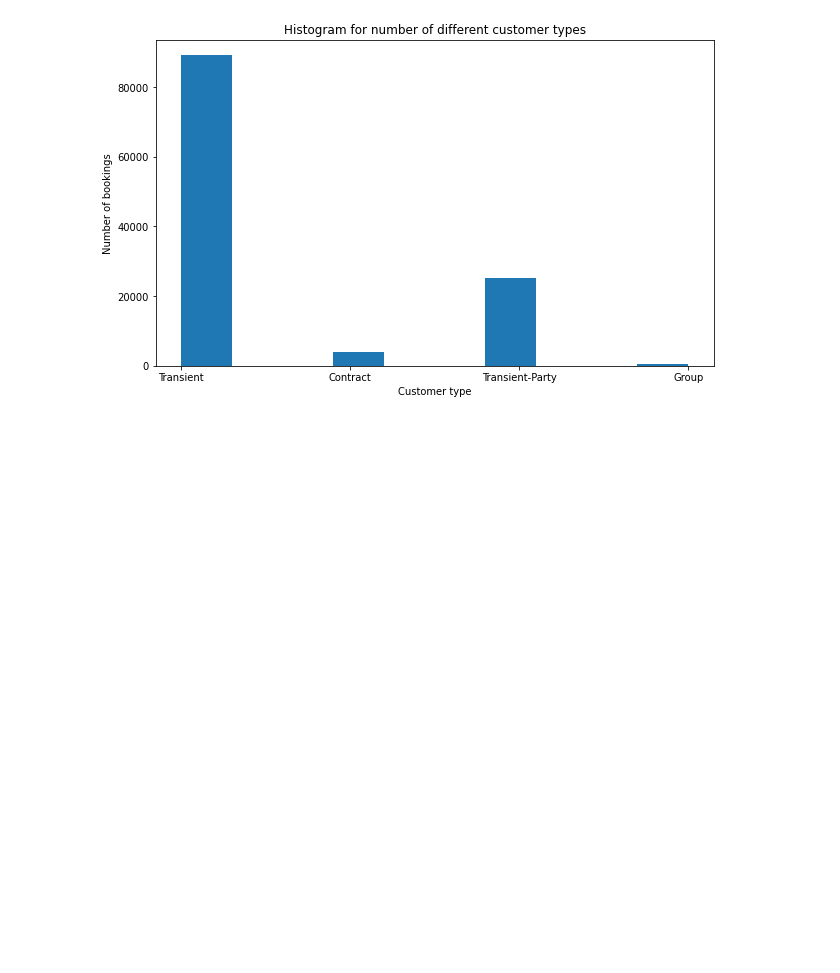
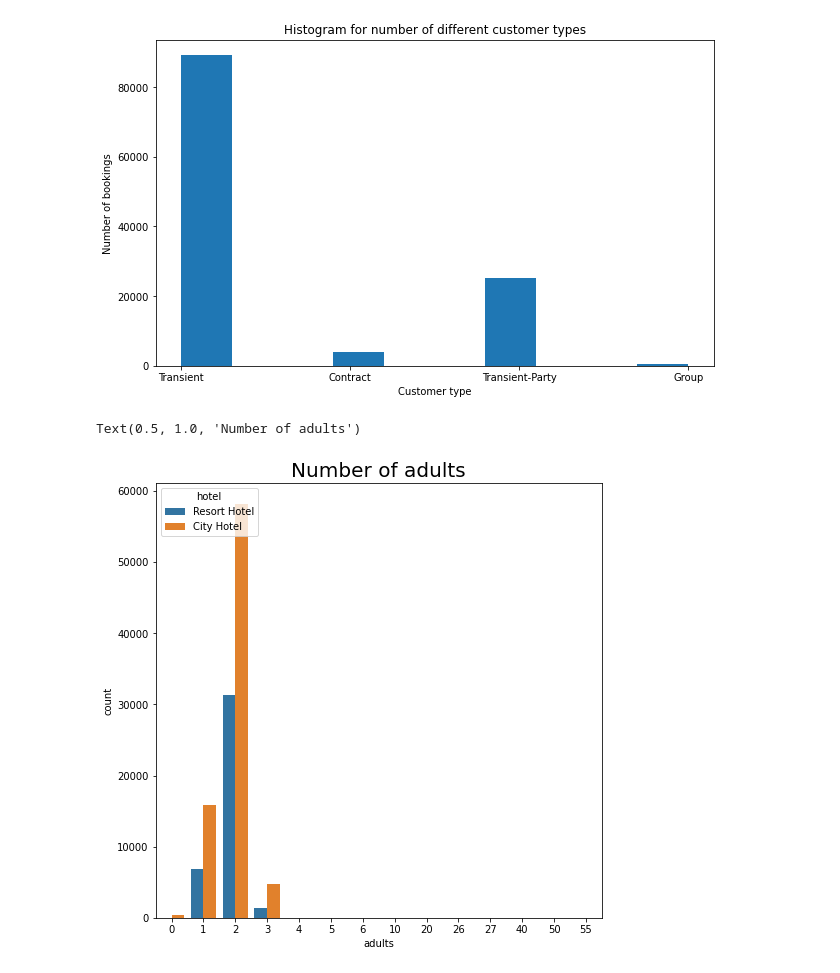
Before and after one commit to kamya11/Hotel-Booking-EDA, a Jupyter notebook: Hotel_Booking_EDA.ipynb, the cells around one changed output. Cells and saved outputs as stored; diff of their text form; code cells hidden in the pictures; blank space fills up the shorter version.

```diff
--- a/Hotel_Booking_EDA.ipynb
+++ b/Hotel_Booking_EDA.ipynb
@@ -376,3 +384,10 @@ plt.ylabel('Number of bookings')
 # %% [output]
 Text(0, 0.5, 'Number of bookings')
 [figure]
+# %%
+# Checking the count of adults
+
+sns.countplot(data = data, x = 'adults', hue = 'hotel').set_title("Number of adults", fontsize = 20)
+# %% [output]
+Text(0.5, 1.0, 'Number of adults')
+[figure, added]
```
Also changed, not shown: parts of 1 cell of this notebook.
